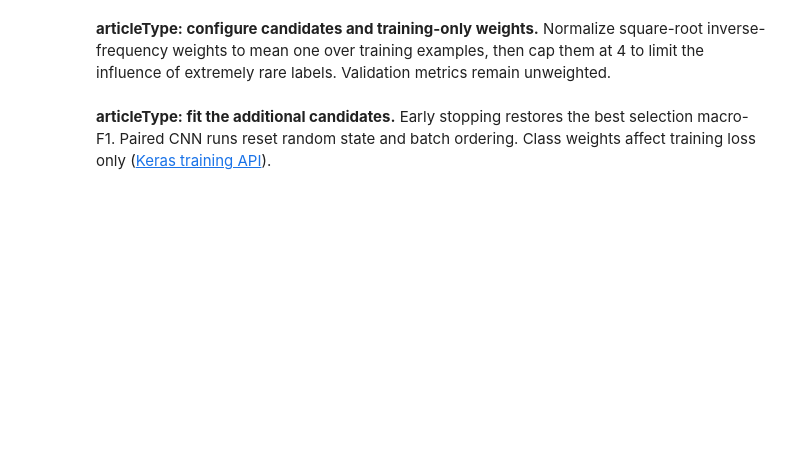
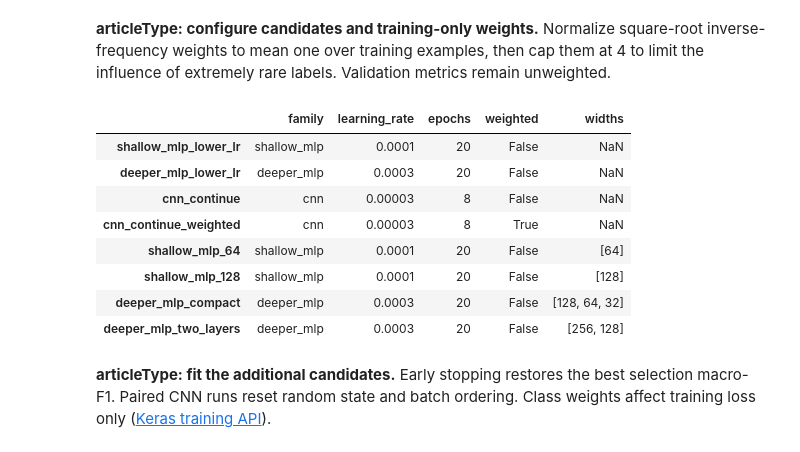
Before and after one commit to khoileuser/fashion-intelligence-classification, a Jupyter notebook: notebooks-test/task1_article_type_classification.ipynb, the cells around one changed output. Saved outputs shown, nothing was run; the diff lists cells and outputs as text; code cells hidden in the pictures; blank space fills up the shorter version.

```diff
--- a/notebooks-test/task1_article_type_classification.ipynb
+++ b/notebooks-test/task1_article_type_classification.ipynb
@@ -506,0 +493,8 @@ Saved candidate: /mnt/d/khoile/programs/fashion-intelligence-classification/mode
+# %%
+loaders['articleType']['train'].reset()
+callback = keras.callbacks.EarlyStopping(monitor='val_macro_f1', mode='max', patience=7, restore_best_weights=True)
+if not reuse_candidate('articleType', 'deeper_mlp'):
+    fitted = models['articleType']['deeper_mlp'].fit(loaders['articleType']['train'], validation_data=loaders['articleType']['selection'], epochs=MAX_EPOCHS, callbacks=[callback], shuffle=False, verbose=2)
+    histories['articleType']['deeper_mlp'] = pd.DataFrame(fitted.history)
+    export_candidate('articleType', 'deeper_mlp')
+display(histories['articleType']['deeper_mlp'].tail())
@@ -657,0 +649,12 @@ for method, (_, _, scheduled) in CNN_CONFIGS.items():
+# %%
+for method, (_, _, scheduled) in CNN_CONFIGS.items():
+    loaders['articleType']['train'].reset()
+    callbacks = []
+    if scheduled:
+        callbacks.append(keras.callbacks.ReduceLROnPlateau(monitor='val_macro_f1', mode='max', factor=0.5, patience=2))
+    callbacks.append(keras.callbacks.EarlyStopping(monitor='val_macro_f1', mode='max', patience=7, restore_best_weights=True))
+    if not reuse_candidate('articleType', method):
+        fitted = models['articleType'][method].fit(loaders['articleType']['train'], validation_data=loaders['articleType']['selection'], epochs=MAX_EPOCHS, callbacks=callbacks, shuffle=False, verbose=2)
+        histories['articleType'][method] = pd.DataFrame(fitted.history)
+        export_candidate('articleType', method)
+    display(histories['articleType'][method].tail())
@@ -737,2 +783,56 @@ display(pd.DataFrame(PARAMETER_CONFIGS_articleType).T)
+# %%
+PARAMETER_CONFIGS_articleType = {
+    'shallow_mlp_lower_lr': dict(family='shallow_mlp', learning_rate=1e-4, epochs=20, weighted=False),
+    'deeper_mlp_lower_lr': dict(family='deeper_mlp', learning_rate=3e-4, epochs=20, weighted=False),
+    'cnn_continue': dict(family='cnn', learning_rate=3e-05, epochs=8, weighted=False),
+    'cnn_continue_weighted': dict(family='cnn', learning_rate=3e-05, epochs=8, weighted=True),
+    'shallow_mlp_64': dict(family='shallow_mlp', widths=[64], learning_rate=1e-4, epochs=20, weighted=False),
+    'shallow_mlp_128': dict(family='shallow_mlp', widths=[128], learning_rate=1e-4, epochs=20, weighted=False),
+    'deeper_mlp_compact': dict(family='deeper_mlp', widths=[128, 64, 32], learning_rate=3e-4, epochs=20, weighted=False),
+    'deeper_mlp_two_layers': dict(family='deeper_mlp', widths=[256, 128], learning_rate=3e-4, epochs=20, weighted=False),
+}
+counts = np.bincount(loaders['articleType']['train'].targets, minlength=len(labels_by_target['articleType']))
+assert (counts > 0).all()
+weights = np.sqrt(counts.sum() / (len(counts) * counts))
+weights = np.clip(weights / np.average(weights, weights=counts), 0.25, 4)
+class_weights_articleType = {i: float(value) for i, value in enumerate(weights)}
+if 'cnn_four_blocks_scheduled' in models['articleType']:
+    tuning_source_articleType = models['articleType']['cnn_four_blocks_scheduled']
+else:
+    tuning_source_articleType = keras.models.load_model(OUTPUT / f"{stem_for('articleType')}_model.keras", compile=False)
+    saved_metadata = tuning_source_articleType.get_layer('metadata').metadata
+    assert saved_metadata['target'] == 'articleType' and saved_metadata['labels'] == labels_by_target['articleType']
+    assert saved_metadata['model_type'].startswith('cnn')
+    assert saved_metadata['image_size'] == list(IMAGE_SIZE)
+    np.testing.assert_allclose(saved_metadata['mean'], normalisation['mean'])
+    np.testing.assert_allclose(saved_metadata['std'], normalisation['std'])
+    models['articleType'][saved_metadata['model_type']] = tuning_source_articleType
+for method, config in PARAMETER_CONFIGS_articleType.items():
+    keras.utils.set_random_seed(SEED)
+    if config['family'] == 'cnn':
+        candidate = keras.models.clone_model(tuning_source_articleType)
+        candidate.set_weights(tuning_source_articleType.get_weights())
+        candidate.get_layer('metadata').metadata = {}
+    else:
+        widths = config.get('widths', [256] if config['family'] == 'shallow_mlp' else [256, 128, 64])
+        layers = [keras.Input(shape=(IMAGE_SIZE[1], IMAGE_SIZE[0], 3)), keras.layers.RandomFlip('horizontal'), keras.layers.Flatten()]
+        for width in widths:
+            layers.extend([keras.layers.Dense(width, activation='relu'), keras.layers.Dropout(0.2)])
+        layers.extend([keras.layers.Dense(len(labels_by_target['articleType'])), ModelMetadata(name='metadata')])
+        candidate = keras.Sequential(layers, name=method)
+    candidate.compile(optimizer=keras.optimizers.Adam(config['learning_rate']), loss=keras.losses.SparseCategoricalCrossentropy(from_logits=True), metrics=[keras.metrics.SparseCategoricalAccuracy(name='accuracy'), SupportedMacroF1(len(labels_by_target['articleType']))])
+    models['articleType'][method] = candidate
+pd.DataFrame(PARAMETER_CONFIGS_articleType).T.to_csv(RESULTS / f"{stem_for('articleType')}_parameter_configs.csv")
+display(pd.DataFrame(PARAMETER_CONFIGS_articleType).T)
+# %% [output]
+|  | family | learning_rate | epochs | weighted | widths |
+| shallow_mlp_lower_lr | shallow_mlp | 0.0001 | 20 | False | NaN |
+| deeper_mlp_lower_lr | deeper_mlp | 0.0003 | 20 | False | NaN |
+| cnn_continue | cnn | 0.00003 | 8 | False | NaN |
+| cnn_continue_weighted | cnn | 0.00003 | 8 | True | NaN |
+| shallow_mlp_64 | shallow_mlp | 0.0001 | 20 | False | [64] |
+| shallow_mlp_128 | shallow_mlp | 0.0001 | 20 | False | [128] |
+| deeper_mlp_compact | deeper_mlp | 0.0003 | 20 | False | [128, 64, 32] |
+| deeper_mlp_two_layers | deeper_mlp | 0.0003 | 20 | False | [256, 128] |
 # %% [markdown]
 **articleType: fit the additional candidates.** Early stopping restores the best selection macro-F1. Paired CNN runs reset random state and batch ordering. Class weights affect training loss only ([Keras training API](https://keras.io/api/models-test/model_training_apis/)).
```
Also changed, not shown: parts of 89 cells of this notebook, 4 other files.
